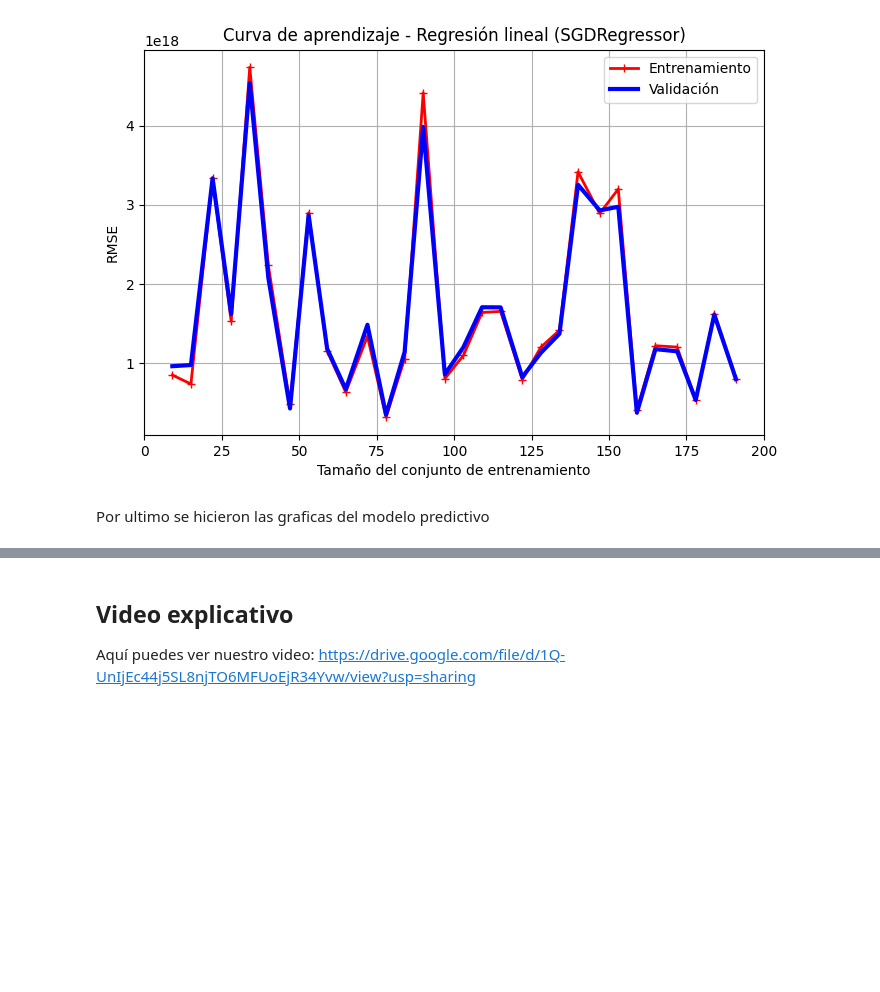
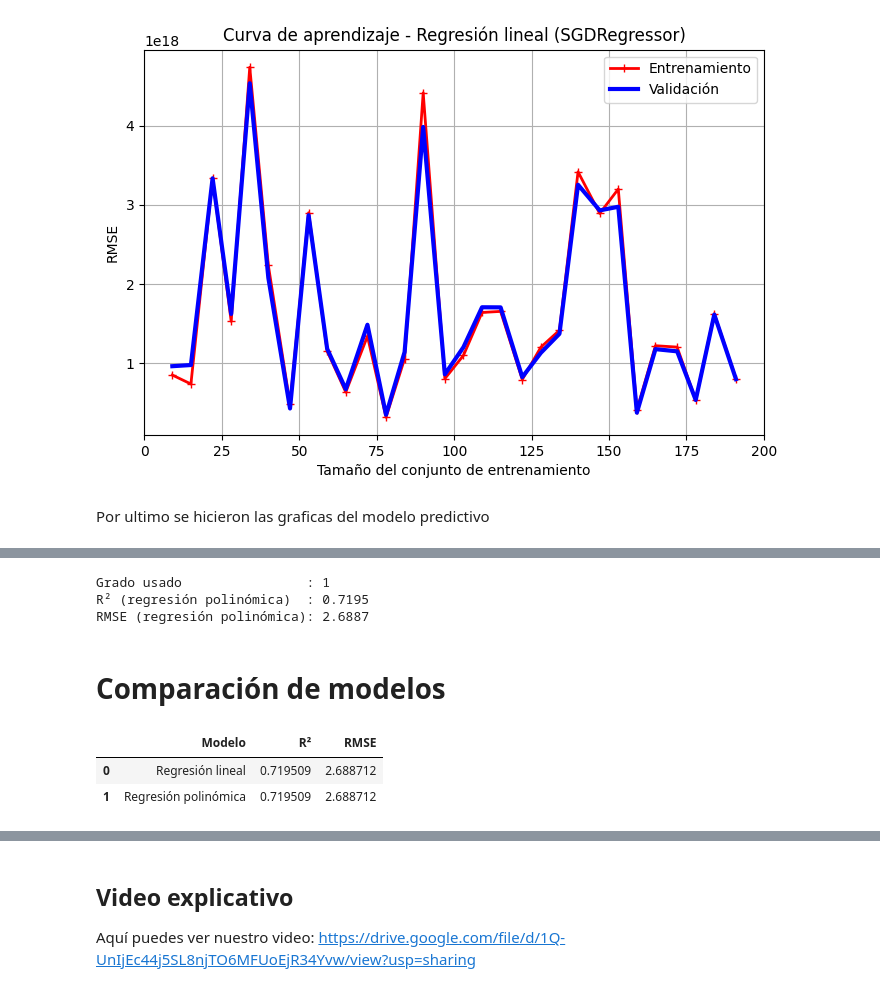
Before and after one commit to kavamunozdi-ai/Dataexperience-project, a Jupyter notebook: proyecto_dataexperience.ipynb, the cells around one changed output, grey strips where cells are left out. Saved outputs shown, nothing was run; the diff lists cells and outputs as text; code cells hidden in the pictures; blank space fills up the shorter version.

```diff
--- a/proyecto_dataexperience.ipynb
+++ b/proyecto_dataexperience.ipynb
@@ -1072,0 +1165,8 @@ Por ultimo se hicieron las graficas del modelo predictivo
+# %%
+poly_features = PolynomialFeatures(
+    degree=mejor_grado,
+    include_bias=False
+)
+
+X_train_poly = poly_features.fit_transform(X_train_std)
+X_test_poly = poly_features.transform(X_test_std)
@@ -1072,0 +1198,40 @@ Por ultimo se hicieron las graficas del modelo predictivo
+# %%
+pred_poli = model_poli.predict(X_test_poly)
+# %%
+r2_poli = r2_score(y_test, pred_poli)
+
+rmse_poli = root_mean_squared_error(
+    y_test,
+    pred_poli
+)
+
+print(f'Grado usado                : {mejor_grado}')
+print(f'R² (regresión polinómica)  : {r2_poli:.4f}')
+print(f'RMSE (regresión polinómica): {rmse_poli:.4f}')
+# %% [output]
+Grado usado                : 1
+R² (regresión polinómica)  : 0.7195
+RMSE (regresión polinómica): 2.6887
+# %% [markdown]
+# Comparación de modelos
+# %%
+comparacion_modelos = pd.DataFrame({
+    'Modelo': [
+        'Regresión lineal',
+        'Regresión polinómica'
+    ],
+    'R²': [
+        r2_lineal,
+        r2_poli
+    ],
+    'RMSE': [
+        rmse_lineal,
+        rmse_poli
+    ]
+})
+
+comparacion_modelos
+# %% [output]
+|  | Modelo | R² | RMSE |
+| 0 | Regresión lineal | 0.719509 | 2.688712 |
+| 1 | Regresión polinómica | 0.719509 | 2.688712 |
```
Also changed, not shown: parts of 28 cells of this notebook.
